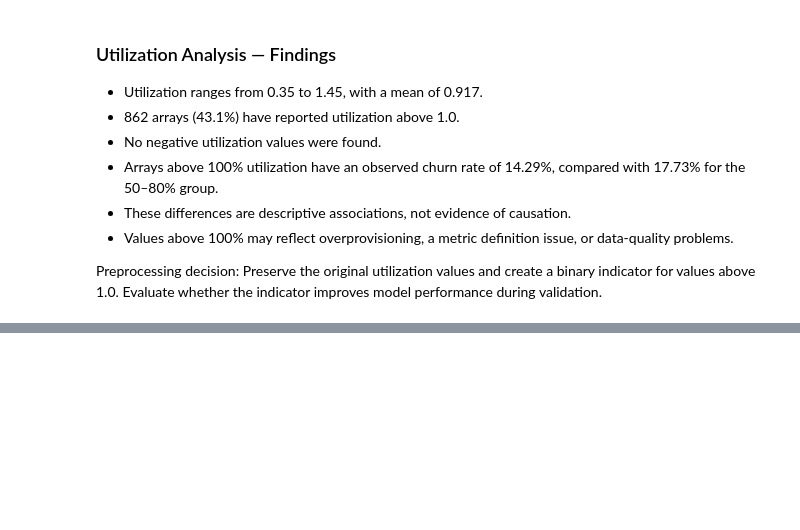
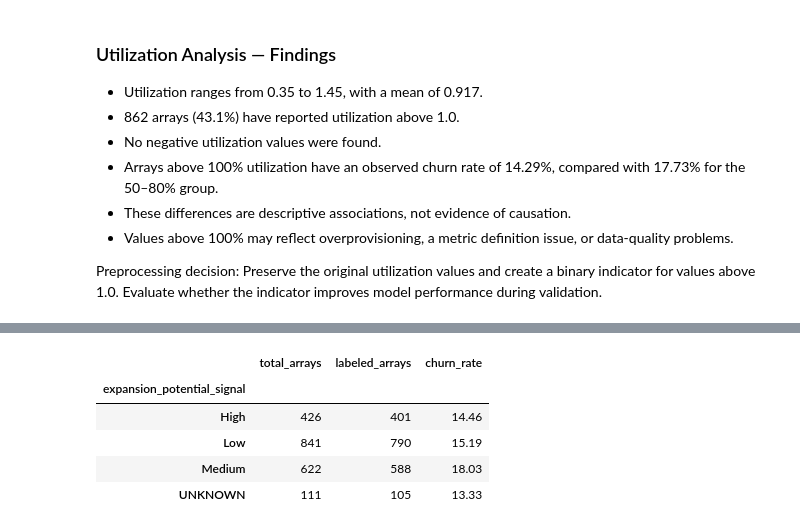
Before and after one commit to ronitrao222o/Everpure_CLV_analysis, a Jupyter notebook: notebooks/02_EDA_Preprocessing.ipynb, the cells around one changed output, grey strips where cells are left out. Saved outputs shown, nothing was run; the diff lists cells and outputs as text; code cells hidden in the pictures; blank space fills up the shorter version.

```diff
--- a/notebooks/02_EDA_Preprocessing.ipynb
+++ b/notebooks/02_EDA_Preprocessing.ipynb
@@ -233,0 +293,20 @@ the indicator improves model performance during validation.
+# %%
+expansion_summary = (
+    df.groupby("expansion_potential_signal")
+      .agg(
+          total_arrays=("array_id", "count"),
+          labeled_arrays=("churn_event_next_12m", "count"),
+          churn_rate=("churn_event_next_12m", "mean")
+      )
+)
+
+expansion_summary["churn_rate"] *= 100
+
+display(expansion_summary.round(2))
+# %% [output]
+|  | total_arrays | labeled_arrays | churn_rate |
+| expansion_potential_signal |  |  |  |
+| High | 426 | 401 | 14.46 |
+| Low | 841 | 790 | 15.19 |
+| Medium | 622 | 588 | 18.03 |
+| UNKNOWN | 111 | 105 | 13.33 |
```
Also changed, not shown: parts of 9 cells of this notebook.
